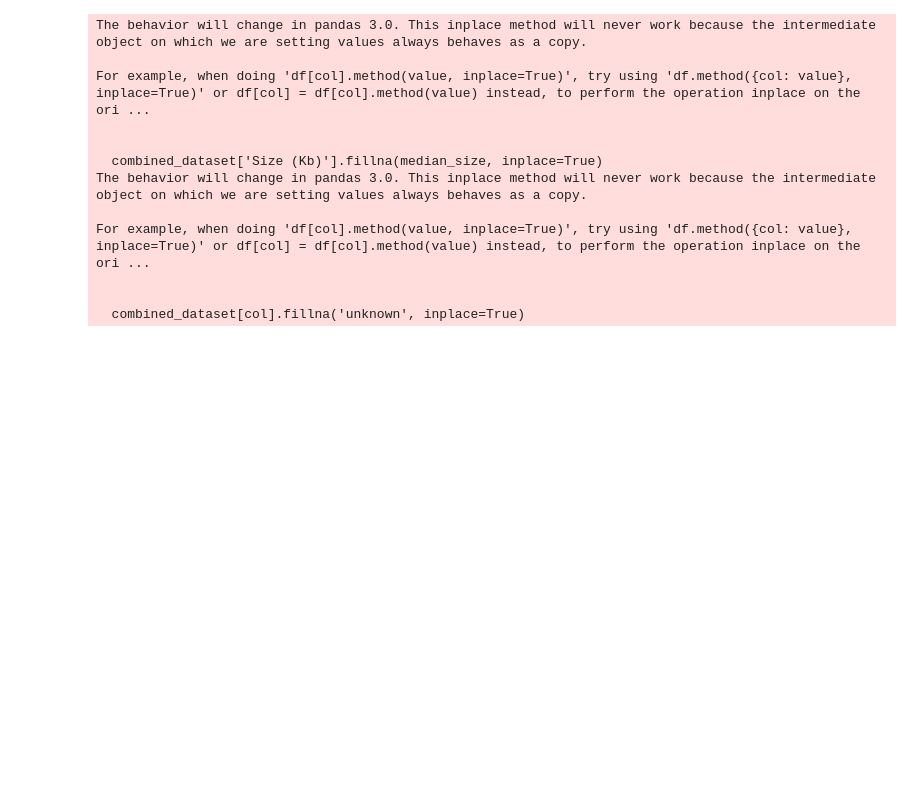
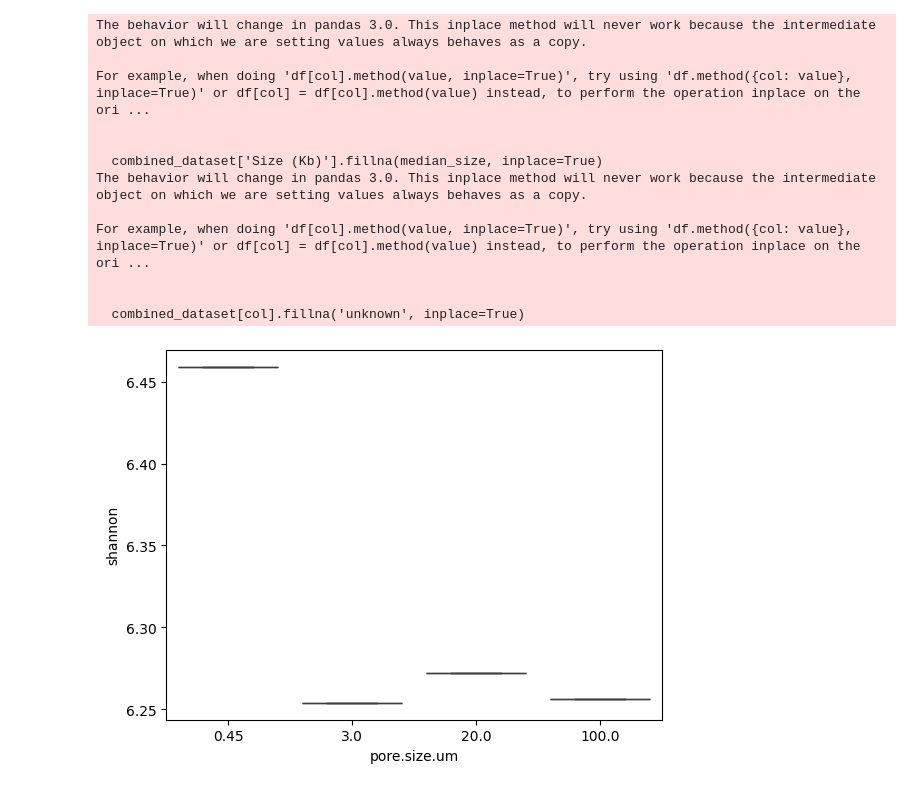
Before and after one commit to ademskey/CS_475_Project, a Jupyter notebook: analysis.ipynb, the cells around one changed output. Cells and saved outputs as stored; diff of their text form; code cells hidden in the pictures; blank space fills up the shorter version.

Commit message:
Project EDA and frameworked ML stuff

```diff
--- a/analysis.ipynb
+++ b/analysis.ipynb
@@ -88,3 +94,87 @@ For example, when doing 'df[col].method(value, inplace=True)', try using 'df.met
 
 
   combined_dataset[col].fillna('unknown', inplace=True)
+# %%
+### Part 1 #################################################################################################################
+# Notes left for clarity. This section is essentially guided EDA and visualization of viral diversity accross pore sizes
+# for part 1 of our project tasking
+
+# Viral Density Accross Pore Sizes
+df = pd.read_csv("datasets/combined_final_assignments.csv")
+
+# Create individual sample identifiers
+df['complete_sample_id'] = (
+    df['wwtp'] + "_" +
+    df['wrf'] + "_" +
+    df['pore.size.um'].astype(str)
+)
+
+# Create a genus abundance table
+genus_table = (
+    df.groupby(['complete_sample_id', 'genus (prediction)'])
+      .size()
+      .reset_index(name='abundance')
+      .pivot(index='complete_sample_id', columns='genus (prediction)', values='abundance')
+      .fillna(0)
+)
+
+
+# evaluate the diversity by metrics such as alpha diversity and beta diversity, PCoA clusters, heatmaps (From our assignmetn instructions)
+# Alpha diversity is calculated using Shannon index, Simpson index, and richness (the number of unique genera)
+# calc alpha diversity metrics
+alpha_df = pd.DataFrame({
+    'sample_id': genus_table.index,
+    'shannon': genus_table.apply(shannon, axis=1),
+    'simpson': genus_table.apply(simpson, axis=1),
+    'richness': (genus_table > 0).sum(axis=1)
+})
+
+# merge metadata back into alpha diversity dataframe
+alpha_df = alpha_df.merge(
+    df[['complete_sample_id', 'pore.size.um', 'wwtp', 'wrf']].drop_duplicates(),
+    on='complete_sample_id',
+    how='left'
+)
+
+# Plot Shannon Diversity relating to pore sizes
+sns.boxplot(data=alpha_df, x='pore.size.um', y='shannon')
+plt.show()
+
+# Headmap of genus abundance
+plt.figure(figsize=(12,8))
+sns.clustermap(genus_table.apply(lambda x: x / x.sum(), axis=1),
+               cmap='viridis',
+               metric='euclidean',
+               method='ward')
+plt.show()
+
+# Beta Diversity
+# Beta diversity is a measure of the difference in diversity between samples. Uses Bray-Curtis dissimilarity
+from skbio.diversity import beta_diversity
+from skbio.stats.ordination import pcoa
+bray_curtis_dm = beta_diversity(
+    metric='braycurtis',
+    counts=genus_table.values,
+    ids=genus_table.index
+)
+pcoa_results = pcoa(bray_curtis_dm)
+
+# Plot PCoA results
+plt.figure(figsize=(10,8))
+plt.scatter(pcoa_results.samples['PC1'], pcoa_results.samples['PC2'])
+plt.xlabel('PC1')
+plt.ylabel('PC2')
+plt.title('PCoA of Viral Communities Based on Bray-Curtis Dissimilarity')
+plt.show()
+
+# PCoA Clusters
+sns.scatterplot(
+    data=pcoa_results.samples,
+    x='PC1',
+    y='PC2',
+    hue=alpha_df.set_index('complete_sample_id').loc[pcoa_results.samples.index]['pore.size.um']
+)
+plt.title('PCoA of Viral Communities Colored by Pore Size')
+plt.show()
+# %% [output]
+[figure, added]
```
Also changed, not shown: parts of 3 cells of this notebook, 1 other file.
